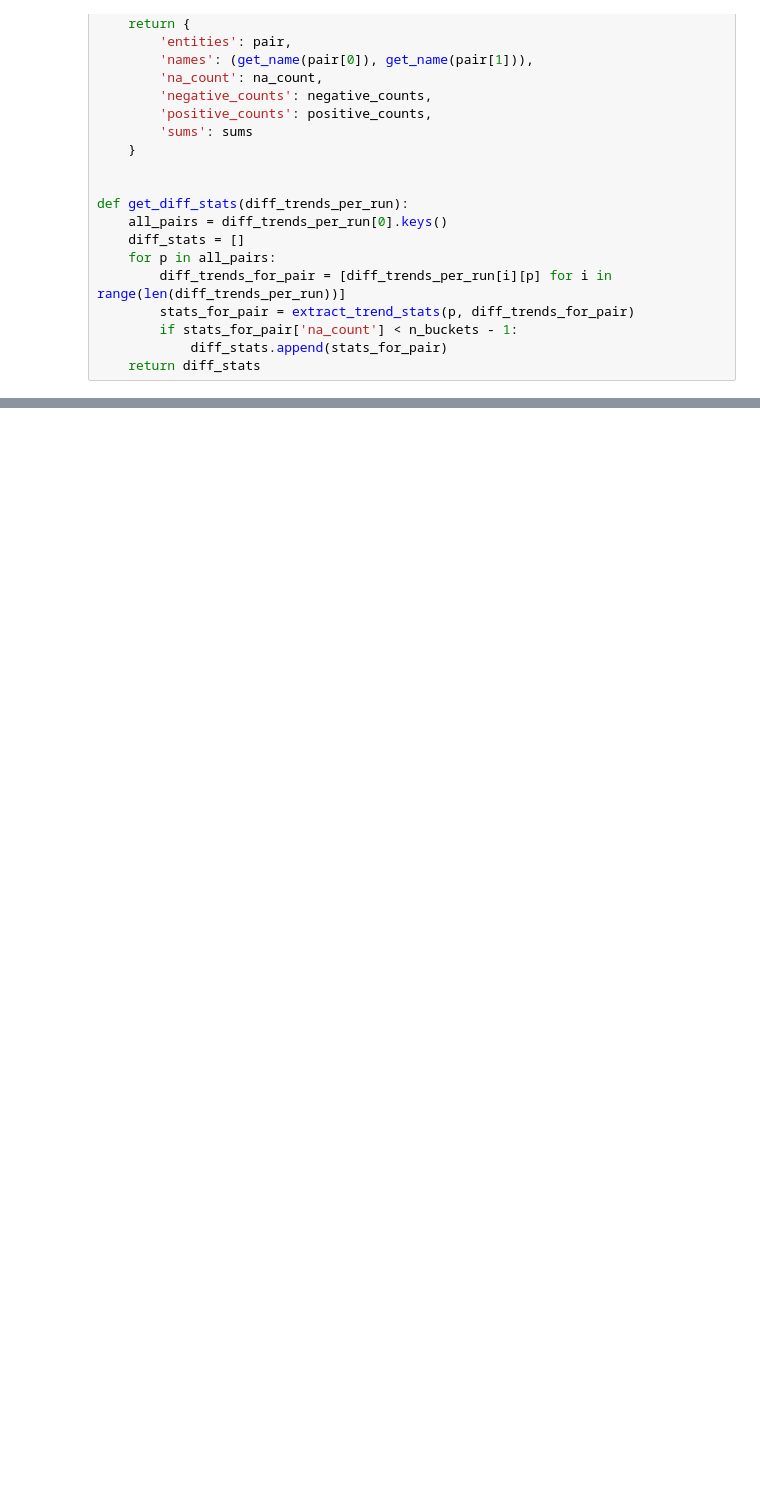
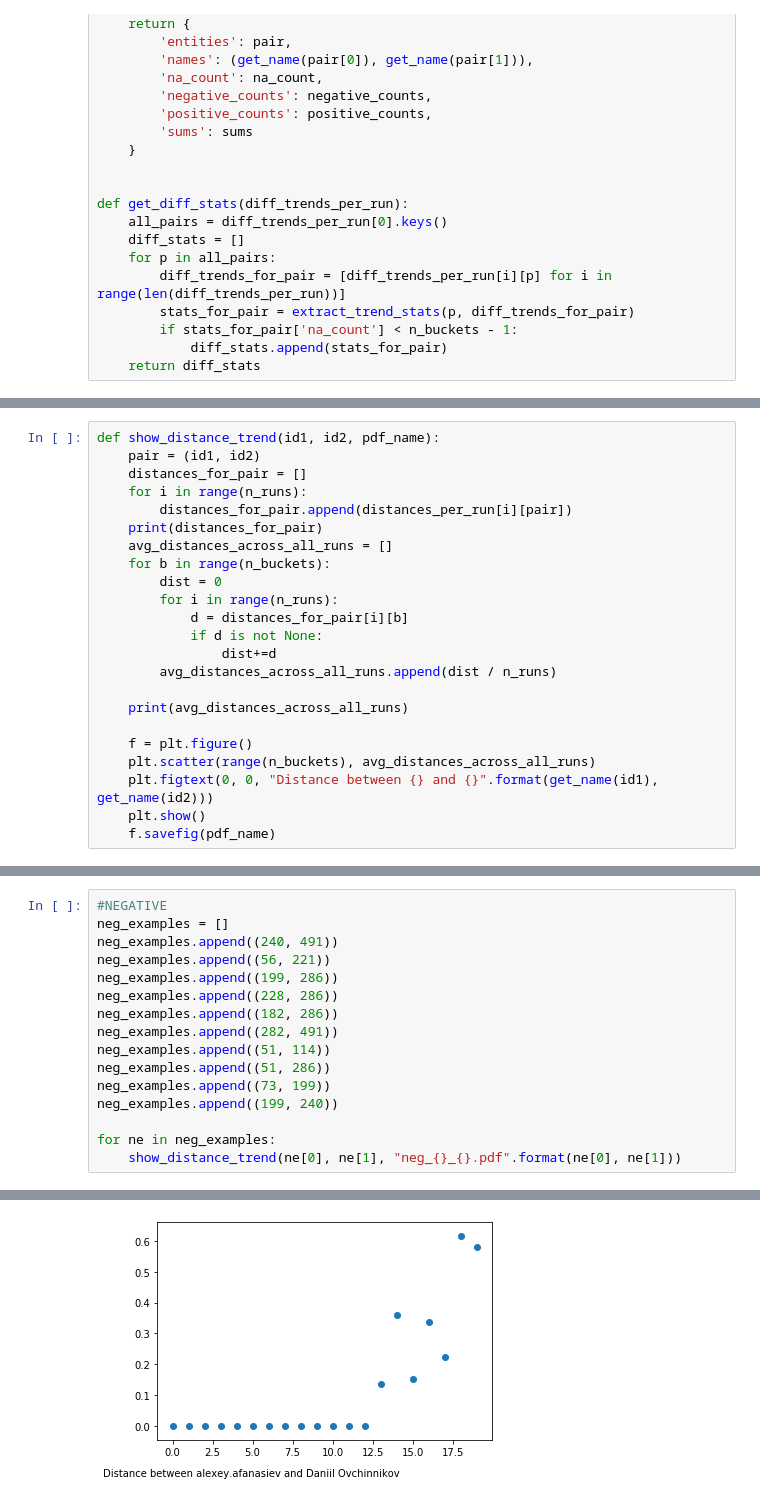
Before and after one commit to JetBrains-Research/codestyle, a Jupyter notebook: code/analysis/analyze.ipynb, the cells around one changed output, grey strips where cells are left out. Drawn from its saved outputs; the diff is of its cells as text; blank space fills up the shorter version.

```diff
--- a/code/analysis/analyze.ipynb
+++ b/code/analysis/analyze.ipynb
@@ -262,0 +296,23 @@ Eldar Abusalimov(entity 100.0) and Nikolay Chashnikov(262.0): -5.487381753360115
+# %%
+def show_distance_trend(id1, id2, pdf_name):
+    pair = (id1, id2)
+    distances_for_pair = []
+    for i in range(n_runs):
+        distances_for_pair.append(distances_per_run[i][pair])
+    print(distances_for_pair)
+    avg_distances_across_all_runs = []
+    for b in range(n_buckets):
+        dist = 0
+        for i in range(n_runs):
+            d = distances_for_pair[i][b]
+            if d is not None:
+                dist+=d
+        avg_distances_across_all_runs.append(dist / n_runs)
+
+    print(avg_distances_across_all_runs)
+
+    f = plt.figure()
+    plt.scatter(range(n_buckets), avg_distances_across_all_runs)
+    plt.figtext(0, 0, "Distance between {} and {}".format(get_name(id1), get_name(id2)))
+    plt.show()
+    f.savefig(pdf_name)
@@ -262,0 +375,17 @@ Eldar Abusalimov(entity 100.0) and Nikolay Chashnikov(262.0): -5.487381753360115
+# %%
+#NEGATIVE
+neg_examples = []
+neg_examples.append((240, 491))
+neg_examples.append((56, 221))
+neg_examples.append((199, 286))
+neg_examples.append((228, 286))
+neg_examples.append((182, 286))
+neg_examples.append((282, 491))
+neg_examples.append((51, 114))
+neg_examples.append((51, 286))
+neg_examples.append((73, 199))
+neg_examples.append((199, 240))
+
+for ne in neg_examples:
+    show_distance_trend(ne[0], ne[1], "neg_{}_{}.pdf".format(ne[0], ne[1]))
+# %% [output]
@@ -262,0 +412 @@ Eldar Abusalimov(entity 100.0) and Nikolay Chashnikov(262.0): -5.487381753360115
+[figure, added]
```
Also changed, not shown: parts of 8 cells of this notebook, 1 other file.
